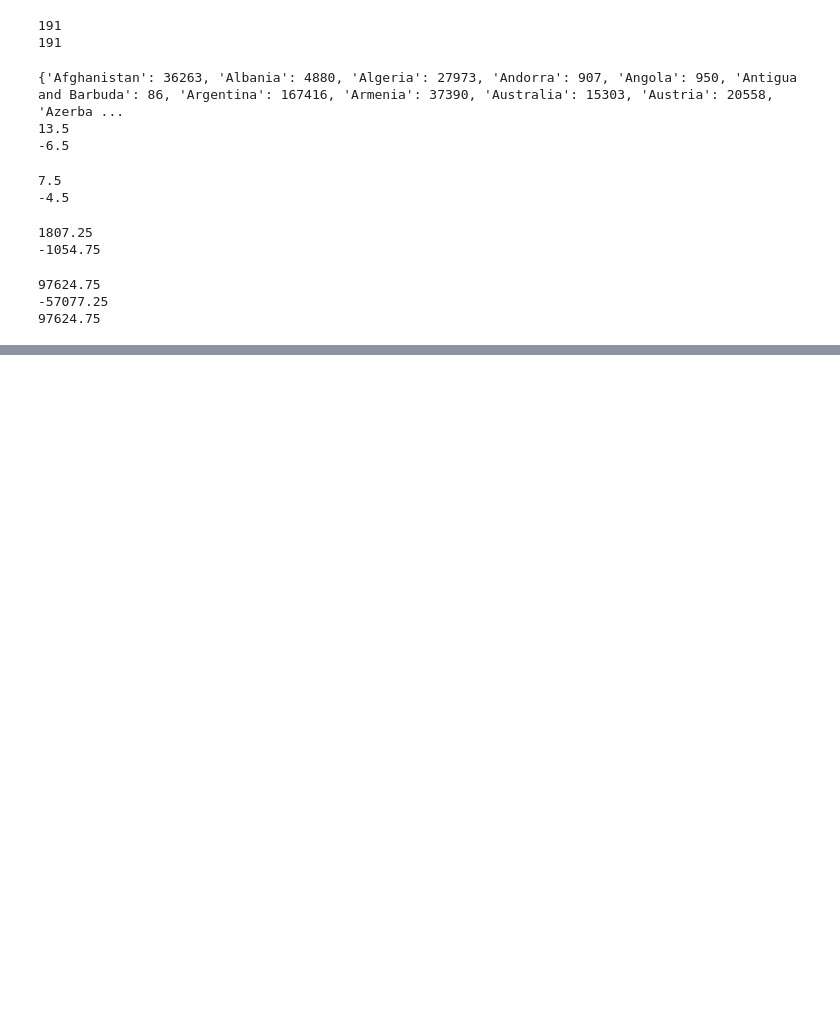
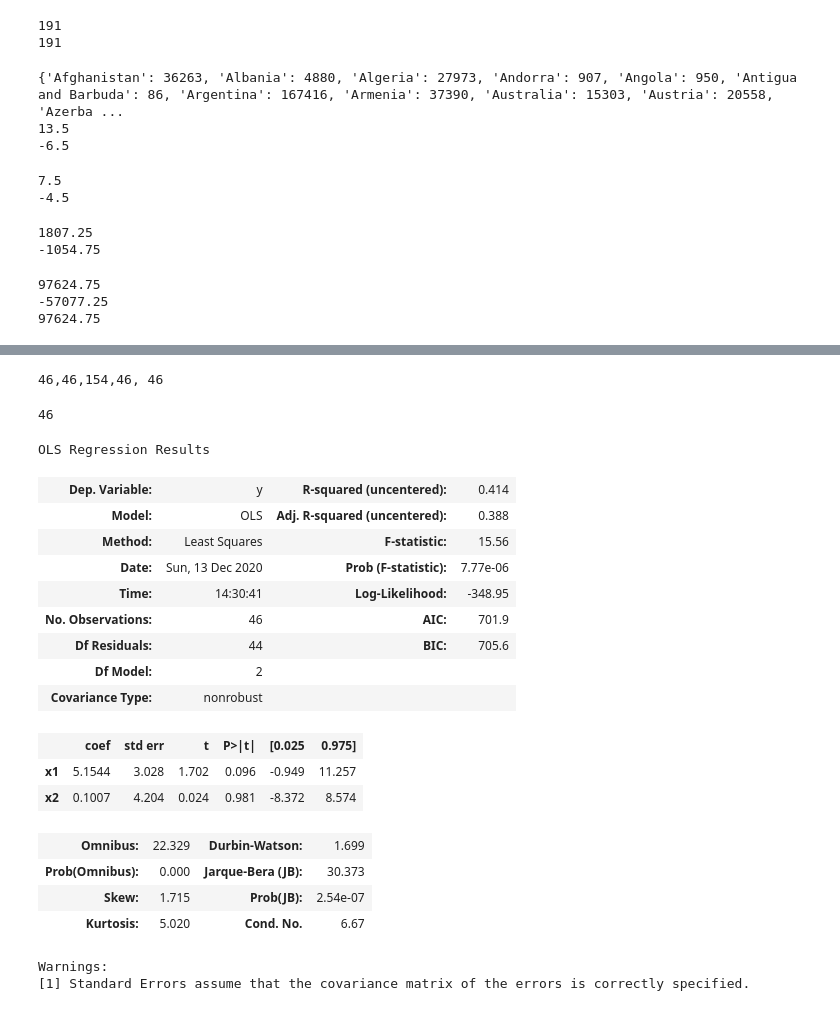
Before and after one commit to vinayakSharm/Datamining, a Jupyter notebook: vinayak_SLR_NO-OUTLIERS.ipynb, the cells around one changed output, grey strips where cells are left out. Cells and saved outputs as stored; diff of their text form; code cells hidden in the pictures; blank space fills up the shorter version.

```diff
--- a/vinayak_SLR_NO-OUTLIERS.ipynb
+++ b/vinayak_SLR_NO-OUTLIERS.ipynb
@@ -401,0 +458,37 @@ plt.show()
+# %%
+ql = [x[0] for x in allFeatures2["Quality of Life"][1]]
+hcr = [x[0] for x in allFeatures2["Healthcare Rating"][1]]
+pr = [x[0] for x in allFeatures2["Pollution Rating"][1]]
+cr = [x[0] for x in allFeatures2["Crime Rating"][1]]
+mh = [x[0] for x in allFeatures2["Movehub Rating"][1]]
+print(f'{len(ql)},{len(hcr)},{len(pr)},{len(cr)}, {len(mh)}')
+# %% [output]
+46,46,154,46, 46
+# %%
+X = np.array([mh, ql])
+
+mlr_mod = sm.OLS(allFeatures2["Movehub Rating"][0], X.T).fit();
+multi = mlr_mod.predict(X.T)
+print(len(multi))
+mlr_mod.summary()
+# %% [output]
+46
+OLS Regression Results
+| Dep. Variable: | y | R-squared (uncentered): | 0.414 |
+| Model: | OLS | Adj. R-squared (uncentered): | 0.388 |
+| Method: | Least Squares | F-statistic: | 15.56 |
+| Date: | Sun, 13 Dec 2020 | Prob (F-statistic): | 7.77e-06 |
+| Time: | 14:30:41 | Log-Likelihood: | -348.95 |
+| No. Observations: | 46 | AIC: | 701.9 |
+| Df Residuals: | 44 | BIC: | 705.6 |
+| Df Model: | 2 |  |  |
+| Covariance Type: | nonrobust |  |  |
+|  | coef | std err | t | P>|t| | [0.025 | 0.975] |
+| x1 | 5.1544 | 3.028 | 1.702 | 0.096 | -0.949 | 11.257 |
+| x2 | 0.1007 | 4.204 | 0.024 | 0.981 | -8.372 | 8.574 |
+| Omnibus: | 22.329 | Durbin-Watson: | 1.699 |
+| Prob(Omnibus): | 0.000 | Jarque-Bera (JB): | 30.373 |
+| Skew: | 1.715 | Prob(JB): | 2.54e-07 |
+| Kurtosis: | 5.020 | Cond. No. | 6.67 |
+Warnings:
+[1] Standard Errors assume that the covariance matrix of the errors is correctly specified.
```
Also changed, not shown: parts of 7 cells of this notebook.
